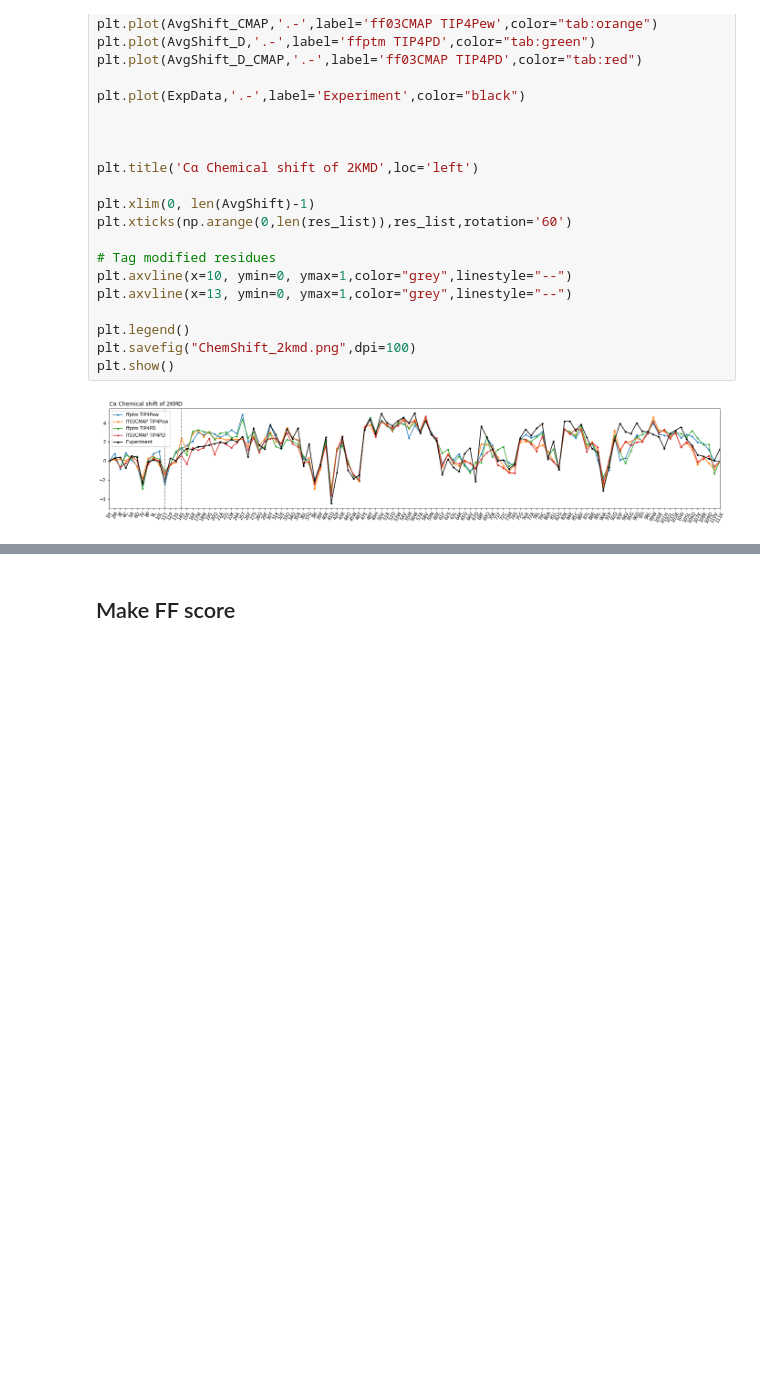
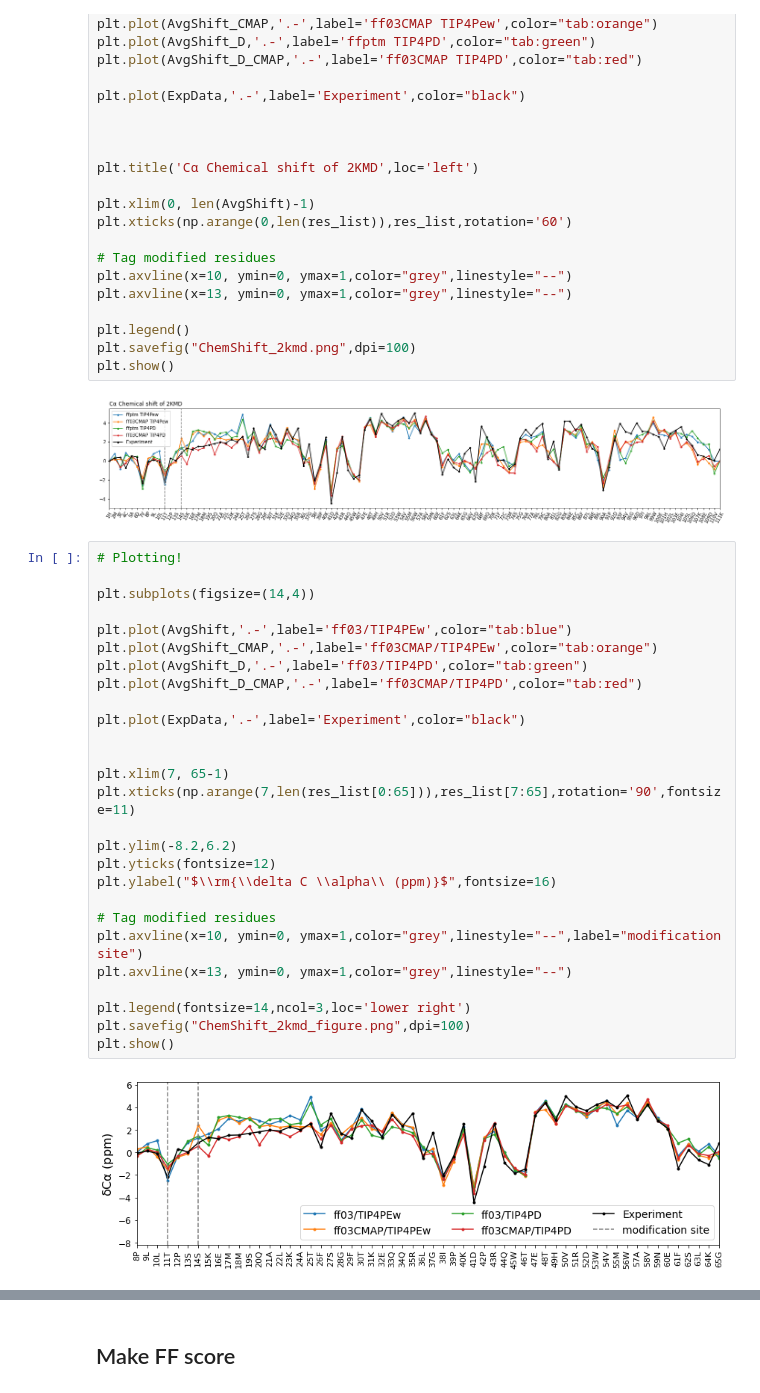
Before and after one commit to Zuricho/My_Lab, a Jupyter notebook: Figure_ipynb/ChemShift_2KMD/ChemShift_2kmd.ipynb, the cells around one changed output, grey strips where cells are left out. Drawn from its saved outputs; the diff is of its cells as text; blank space fills up the shorter version.

```diff
--- a/Figure_ipynb/ChemShift_2KMD/ChemShift_2kmd.ipynb
+++ b/Figure_ipynb/ChemShift_2KMD/ChemShift_2kmd.ipynb
@@ -87,6 +87,35 @@ plt.savefig("ChemShift_2kmd.png",dpi=100)
 plt.show()
 # %% [output]
 [figure]
+# %%
+# Plotting!
+
+plt.subplots(figsize=(14,4))
+
+plt.plot(AvgShift,'.-',label='ff03/TIP4PEw',color="tab:blue")
+plt.plot(AvgShift_CMAP,'.-',label='ff03CMAP/TIP4PEw',color="tab:orange")
+plt.plot(AvgShift_D,'.-',label='ff03/TIP4PD',color="tab:green")
+plt.plot(AvgShift_D_CMAP,'.-',label='ff03CMAP/TIP4PD',color="tab:red")
+
+plt.plot(ExpData,'.-',label='Experiment',color="black")
+
+
+plt.xlim(7, 65-1)
+plt.xticks(np.arange(7,len(res_list[0:65])),res_list[7:65],rotation='90',fontsize=11)
+
+plt.ylim(-8.2,6.2)
+plt.yticks(fontsize=12)
+plt.ylabel("$\\rm{\\delta C \\alpha\\ (ppm)}$",fontsize=16)
+
+# Tag modified residues
+plt.axvline(x=10, ymin=0, ymax=1,color="grey",linestyle="--",label="modification site")
+plt.axvline(x=13, ymin=0, ymax=1,color="grey",linestyle="--")
+
+plt.legend(fontsize=14,ncol=3,loc='lower right')
+plt.savefig("ChemShift_2kmd_figure.png",dpi=100)
+plt.show()
+# %% [output]
+[figure, added]
 # %%
 print(RMSD(AvgShift,ExpData))
 print(RMSD(AvgShift_CMAP,ExpData))
```
Also changed, not shown: parts of 8 cells of this notebook, 31 other files.
